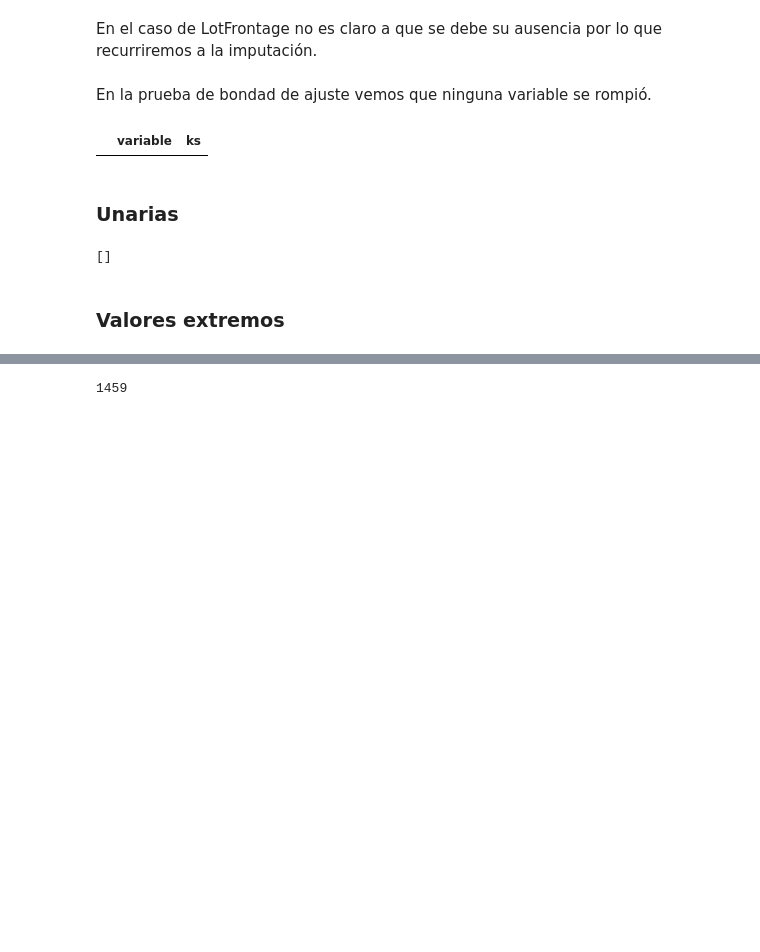
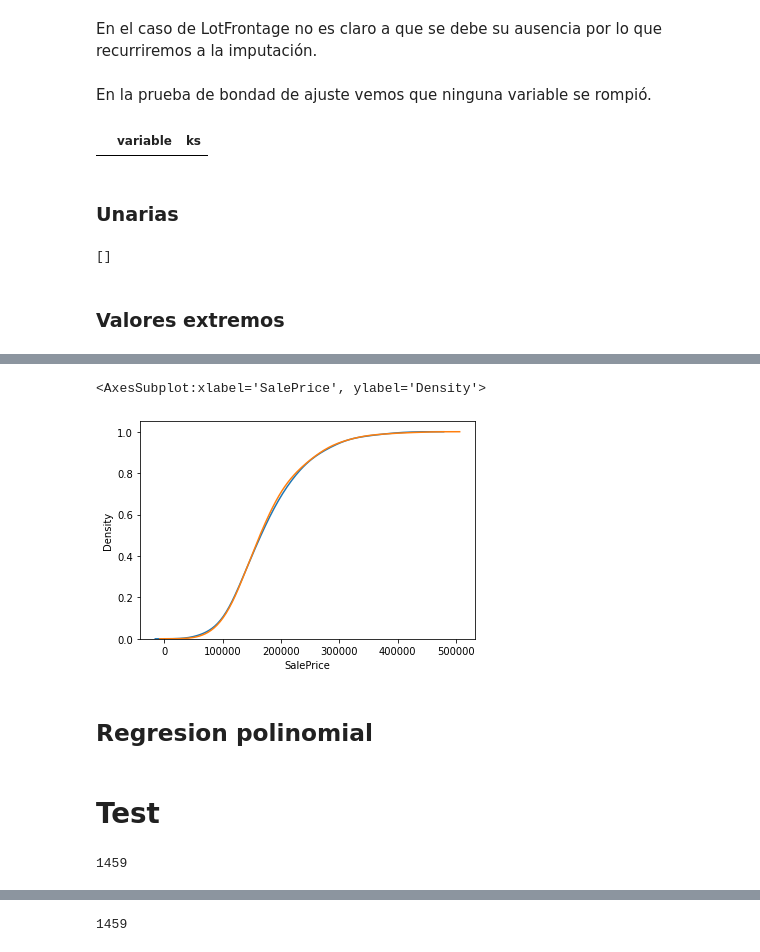
Before and after one commit to OsvaldoSan/Cuadernos_ML, a Jupyter notebook: Kaggle/home_prices/Housing Prices.ipynb, the cells around one changed output, grey strips where cells are left out. Saved outputs shown, nothing was run; the diff lists cells and outputs as text; code cells hidden in the pictures; blank space fills up the shorter version.

```diff
--- a/Kaggle/home_prices/Housing Prices.ipynb
+++ b/Kaggle/home_prices/Housing Prices.ipynb
@@ -257,0 +339,8 @@ Length: 338, dtype: int64
+# %%
+sns.distplot(modeloRL.predict(Xv),hist=False,kde_kws={'cumulative':True})
+sns.distplot(yv,hist=False,kde_kws={'cumulative':True})
+# %% [output]
+<AxesSubplot:xlabel='SalePrice', ylabel='Density'>
+[figure, added]
+# %% [markdown]
+## Regresion polinomial
@@ -257,0 +349,8 @@ Length: 338, dtype: int64
+# %% [markdown]
+# Test
+# %%
+filetest='datos/test.csv'
+test=pd.read_csv(filetest)
+len(test)
+# %% [output]
+1459
```
Also changed, not shown: parts of 67 cells of this notebook, 1 other file.
